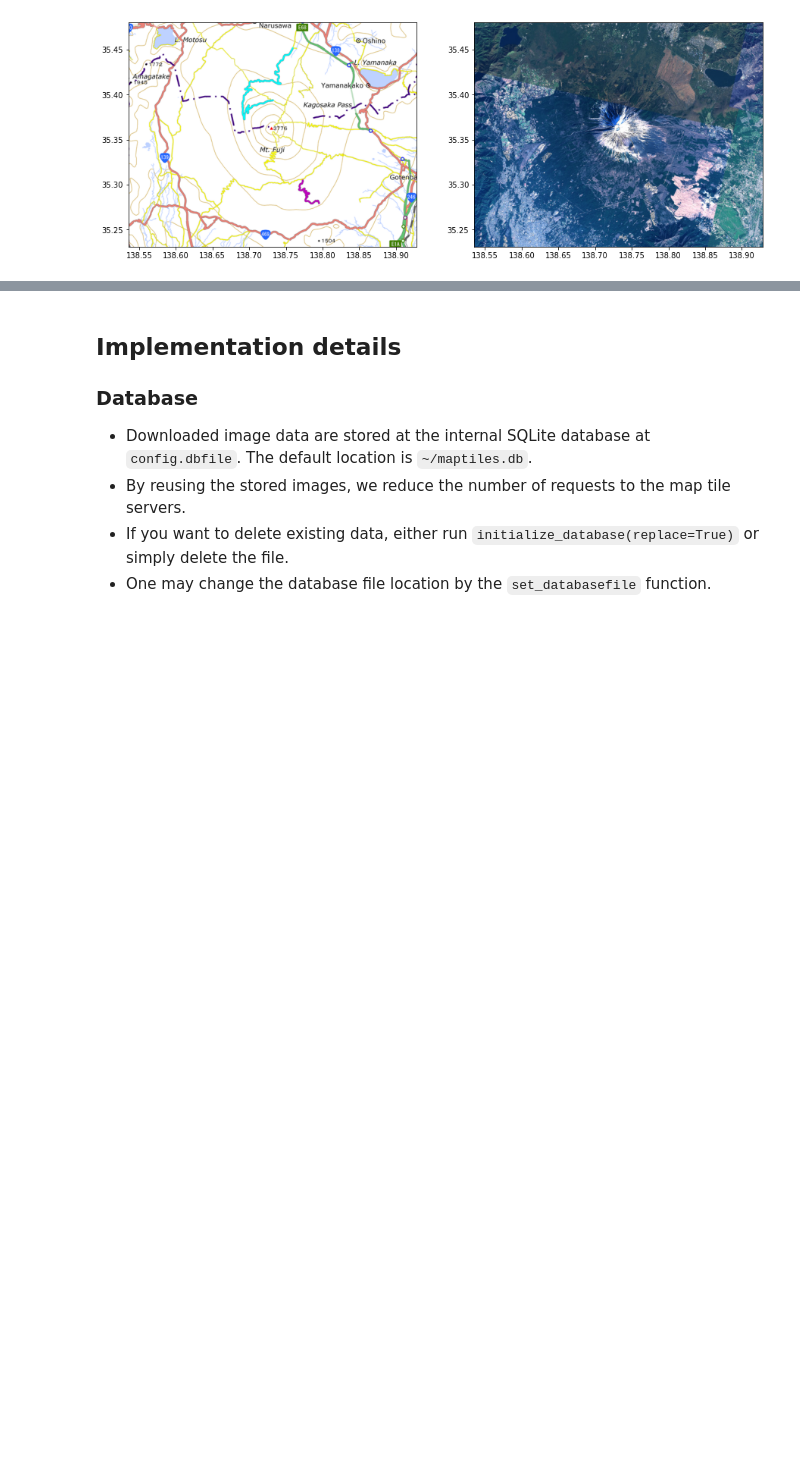
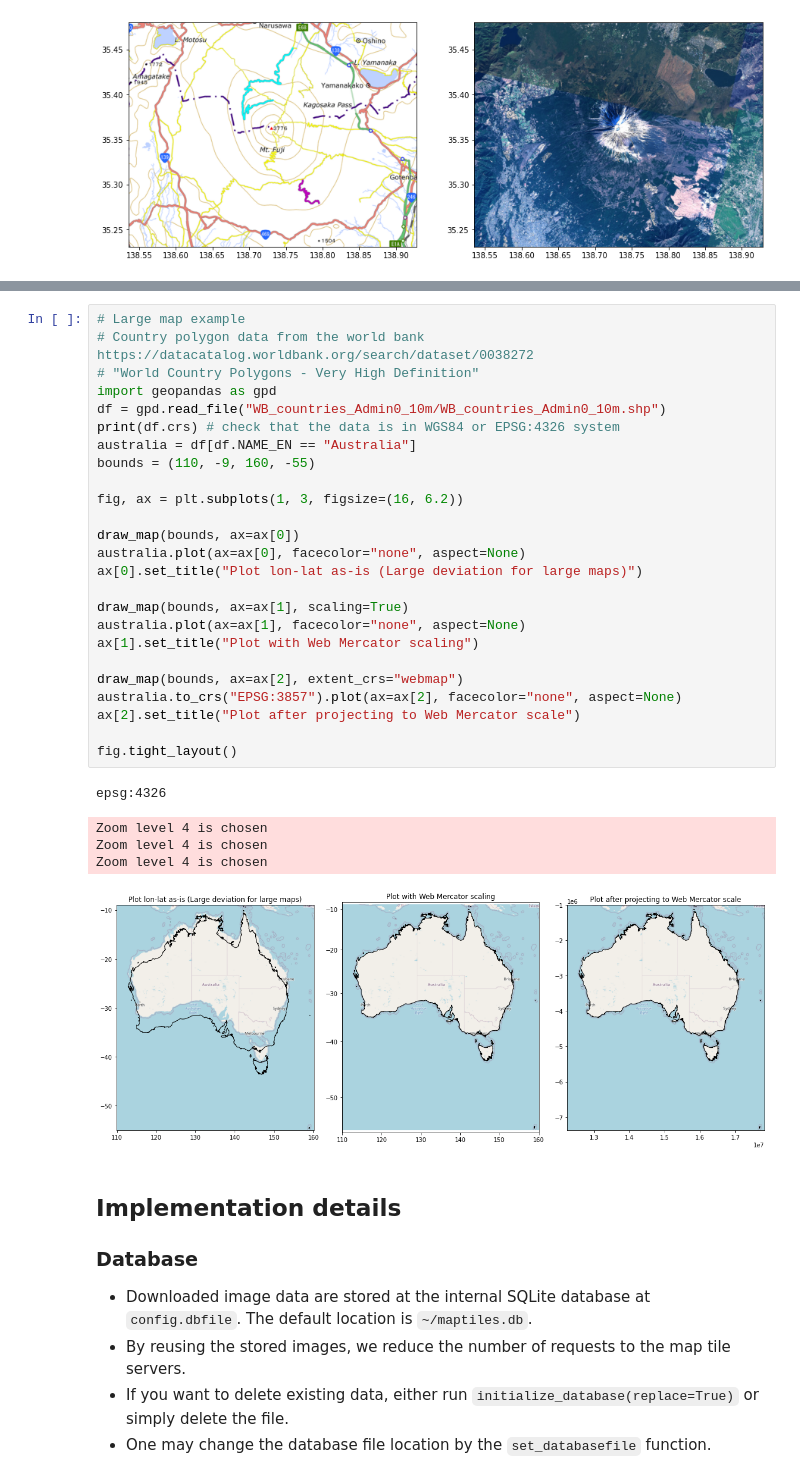
Before and after one commit to kota7/maptiles, a Jupyter notebook: example.ipynb, the cells around one changed output, grey strips where cells are left out. Drawn from its saved outputs; the diff is of its cells as text; blank space fills up the shorter version.

```diff
--- a/example.ipynb
+++ b/example.ipynb
@@ -197,3 +258,34 @@ Zoom level 11 is chosen
+# %%
+# Large map example
+# Country polygon data from the world bank https://datacatalog.worldbank.org/search/dataset/0038272
+# "World Country Polygons - Very High Definition"
+import geopandas as gpd
+df = gpd.read_file("WB_countries_Admin0_10m/WB_countries_Admin0_10m.shp")
+print(df.crs) # check that the data is in WGS84 or EPSG:4326 system
+australia = df[df.NAME_EN == "Australia"]
+bounds = (110, -9, 160, -55)
+
+fig, ax = plt.subplots(1, 3, figsize=(16, 6.2))
+
+draw_map(bounds, ax=ax[0])
+australia.plot(ax=ax[0], facecolor="none", aspect=None)
+ax[0].set_title("Plot lon-lat as-is (Large deviation for large maps)")
+
+draw_map(bounds, ax=ax[1], scaling=True)
+australia.plot(ax=ax[1], facecolor="none", aspect=None)
+ax[1].set_title("Plot with Web Mercator scaling")
+
+draw_map(bounds, ax=ax[2], extent_crs="webmap")
+australia.to_crs("EPSG:3857").plot(ax=ax[2], facecolor="none", aspect=None)
+ax[2].set_title("Plot after projecting to Web Mercator scale")
+
+fig.tight_layout()
+# %% [output]
+epsg:4326
+Zoom level 4 is chosen
+Zoom level 4 is chosen
+Zoom level 4 is chosen
+[figure, added]
 # %% [markdown]
 ## Implementation details
 
```
Also changed, not shown: parts of 6 cells of this notebook, 10 other files.
